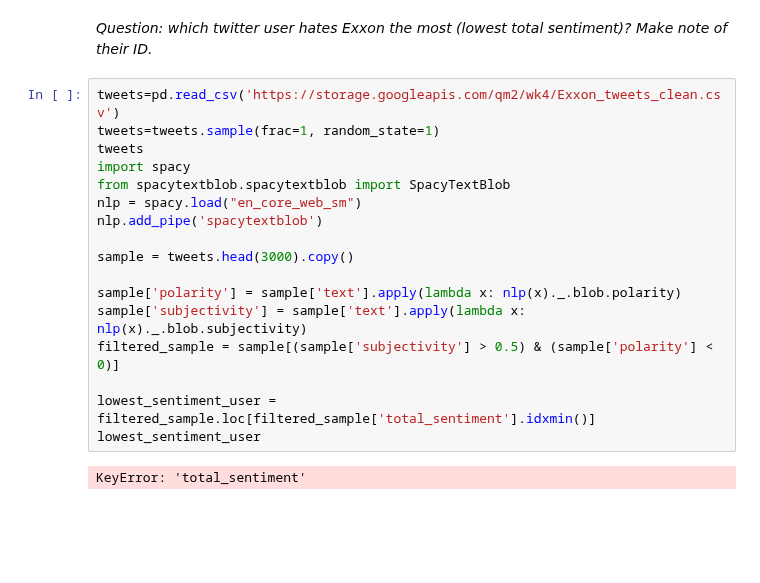
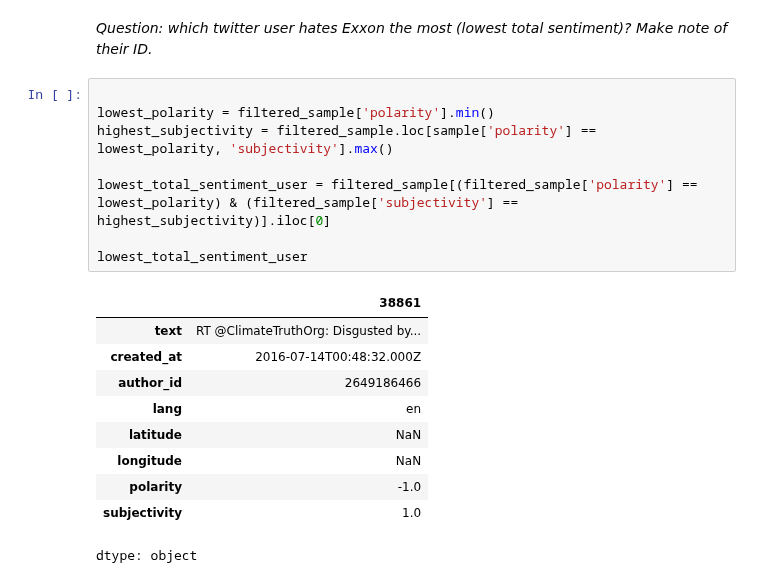
Before and after one commit to haruhiysd/QM2, a Jupyter notebook: W7_Natural_Language_Processing_Student_Version.ipynb, the cells around one changed output. Drawn from its saved outputs; the diff is of its cells as text; blank space fills up the shorter version.

```diff
--- a/W7_Natural_Language_Processing_Student_Version.ipynb
+++ b/W7_Natural_Language_Processing_Student_Version.ipynb
@@ -705,22 +705,22 @@ filtered_sample.head()
 | 78638 | RT @AndreaLeon: #Exxon Mobil's in... | 2016-02-28T17:59:36.000Z | 2528569476 | en | NaN | NaN | -0.450000 | 0.550000 |
 # %% [markdown]
 *Question: which twitter user hates Exxon the most (lowest total sentiment)? Make note of their ID.*
-# %%
-tweets=pd.read_csv('https://storage.googleapis.com/qm2/wk4/Exxon_tweets_clean.csv')
-tweets=tweets.sample(frac=1, random_state=1)
-tweets
-import spacy
-from spacytextblob.spacytextblob import SpacyTextBlob
-nlp = spacy.load("en_core_web_sm")
-nlp.add_pipe('spacytextblob')
-
-sample = tweets.head(3000).copy()
-
-sample['polarity'] = sample['text'].apply(lambda x: nlp(x)._.blob.polarity)
-sample['subjectivity'] = sample['text'].apply(lambda x: nlp(x)._.blob.subjectivity)
-filtered_sample = sample[(sample['subjectivity'] > 0.5) & (sample['polarity'] < 0)]
-
-lowest_sentiment_user = filtered_sample.loc[filtered_sample['total_sentiment'].idxmin()]
-lowest_sentiment_user
-# %% [output]
-KeyError: 'total_sentiment'
+# %%
+
+lowest_polarity = filtered_sample['polarity'].min()
+highest_subjectivity = filtered_sample.loc[sample['polarity'] == lowest_polarity, 'subjectivity'].max()
+
+lowest_total_sentiment_user = filtered_sample[(filtered_sample['polarity'] == lowest_polarity) & (filtered_sample['subjectivity'] == highest_subjectivity)].iloc[0]
+
+lowest_total_sentiment_user
+# %% [output]
+|  | 38861 |
+| text | RT @ClimateTruthOrg: Disgusted by... |
+| created_at | 2016-07-14T00:48:32.000Z |
+| author_id | 2649186466 |
+| lang | en |
+| latitude | NaN |
+| longitude | NaN |
+| polarity | -1.0 |
+| subjectivity | 1.0 |
+dtype: object
```
